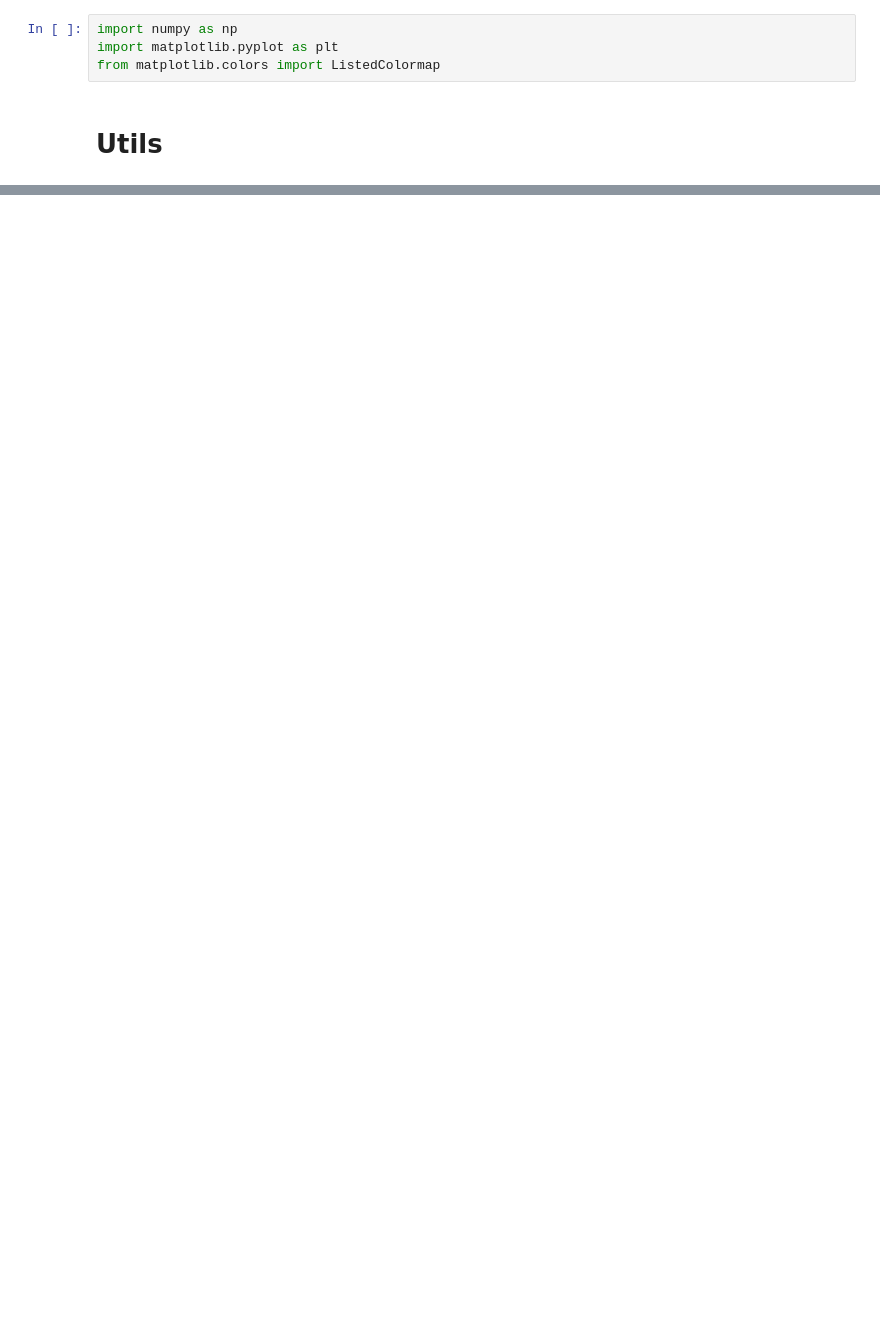
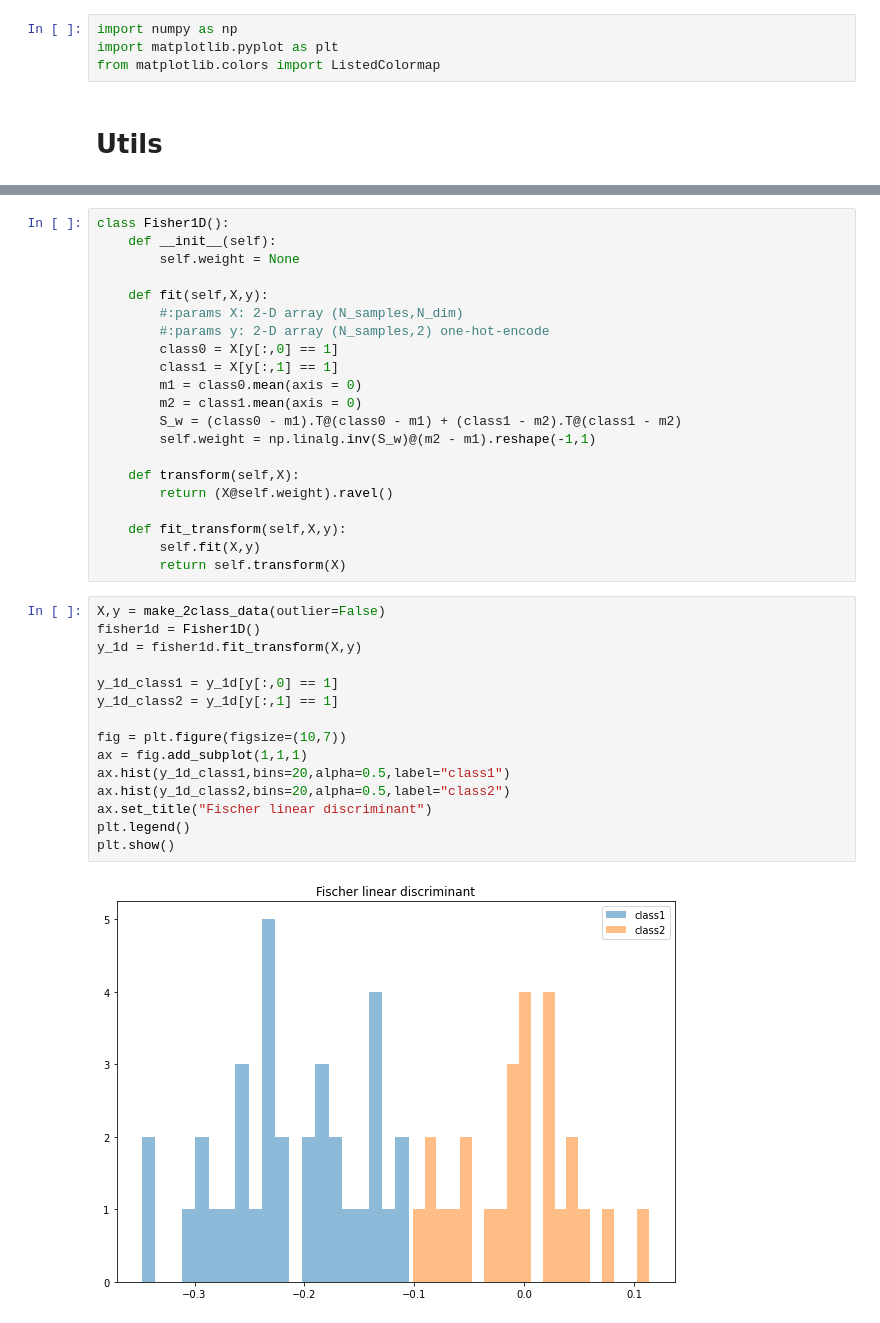
Before and after one commit to negRhlk/PRML, a Jupyter notebook: chapter4_linear_classifier.ipynb, the cells around one changed output, grey strips where cells are left out. Saved outputs shown, nothing was run; the diff lists cells and outputs as text; blank space fills up the shorter version.

```diff
--- a/chapter4_linear_classifier.ipynb
+++ b/chapter4_linear_classifier.ipynb
@@ -151,0 +164,38 @@ plot_classifier(X,y,lc,title="Three Class")
+# %%
+class Fisher1D():
+    def __init__(self):
+        self.weight = None
+
+    def fit(self,X,y):
+        #:params X: 2-D array (N_samples,N_dim)
+        #:params y: 2-D array (N_samples,2) one-hot-encode
+        class0 = X[y[:,0] == 1]
+        class1 = X[y[:,1] == 1]
+        m1 = class0.mean(axis = 0)
+        m2 = class1.mean(axis = 0)
+        S_w = (class0 - m1).T@(class0 - m1) + (class1 - m2).T@(class1 - m2)
+        self.weight = np.linalg.inv(S_w)@(m2 - m1).reshape(-1,1)
+
+    def transform(self,X):
+        return (X@self.weight).ravel()
+
+    def fit_transform(self,X,y):
+        self.fit(X,y)
+        return self.transform(X)
+# %%
+X,y = make_2class_data(outlier=False)
+fisher1d = Fisher1D()
+y_1d = fisher1d.fit_transform(X,y)
+
+y_1d_class1 = y_1d[y[:,0] == 1]
+y_1d_class2 = y_1d[y[:,1] == 1]
+
+fig = plt.figure(figsize=(10,7))
+ax = fig.add_subplot(1,1,1)
+ax.hist(y_1d_class1,bins=20,alpha=0.5,label="class1")
+ax.hist(y_1d_class2,bins=20,alpha=0.5,label="class2")
+ax.set_title("Fischer linear discriminant")
+plt.legend()
+plt.show()
+# %% [output]
+[figure, added]
```
Also changed, not shown: parts of 8 cells of this notebook.
